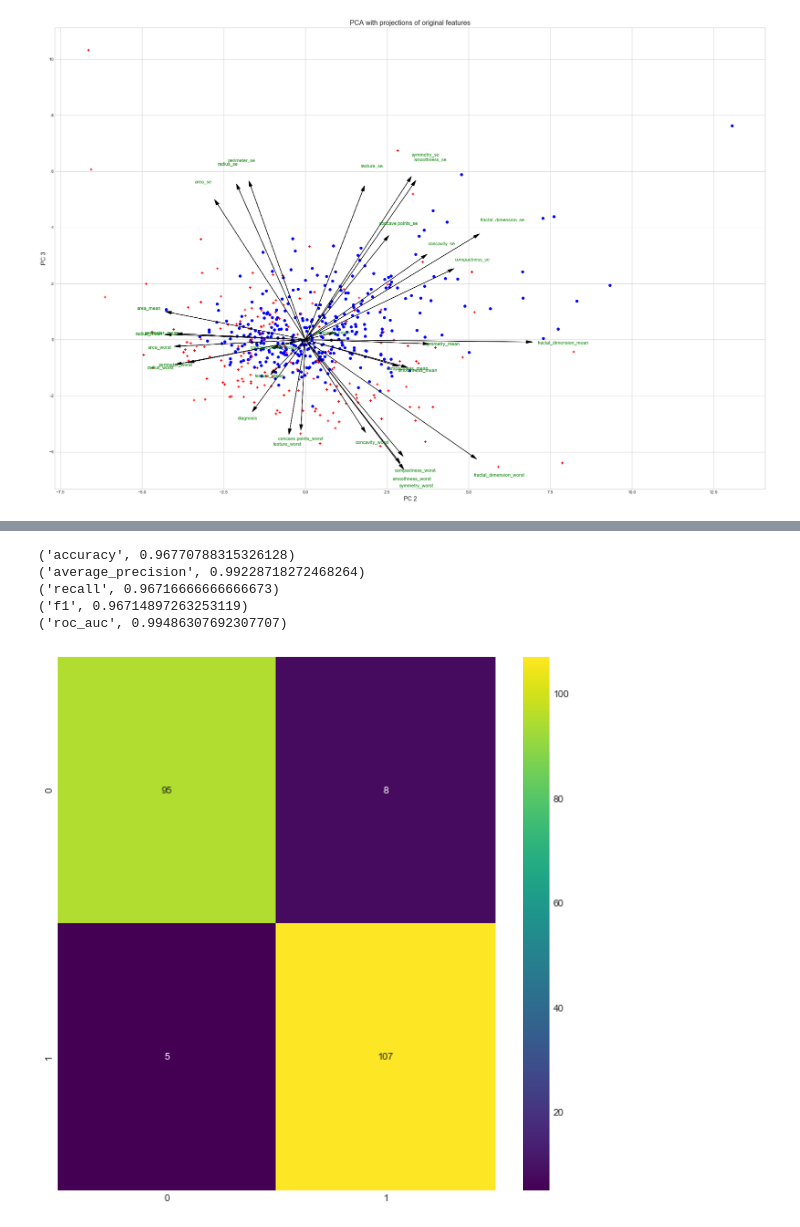
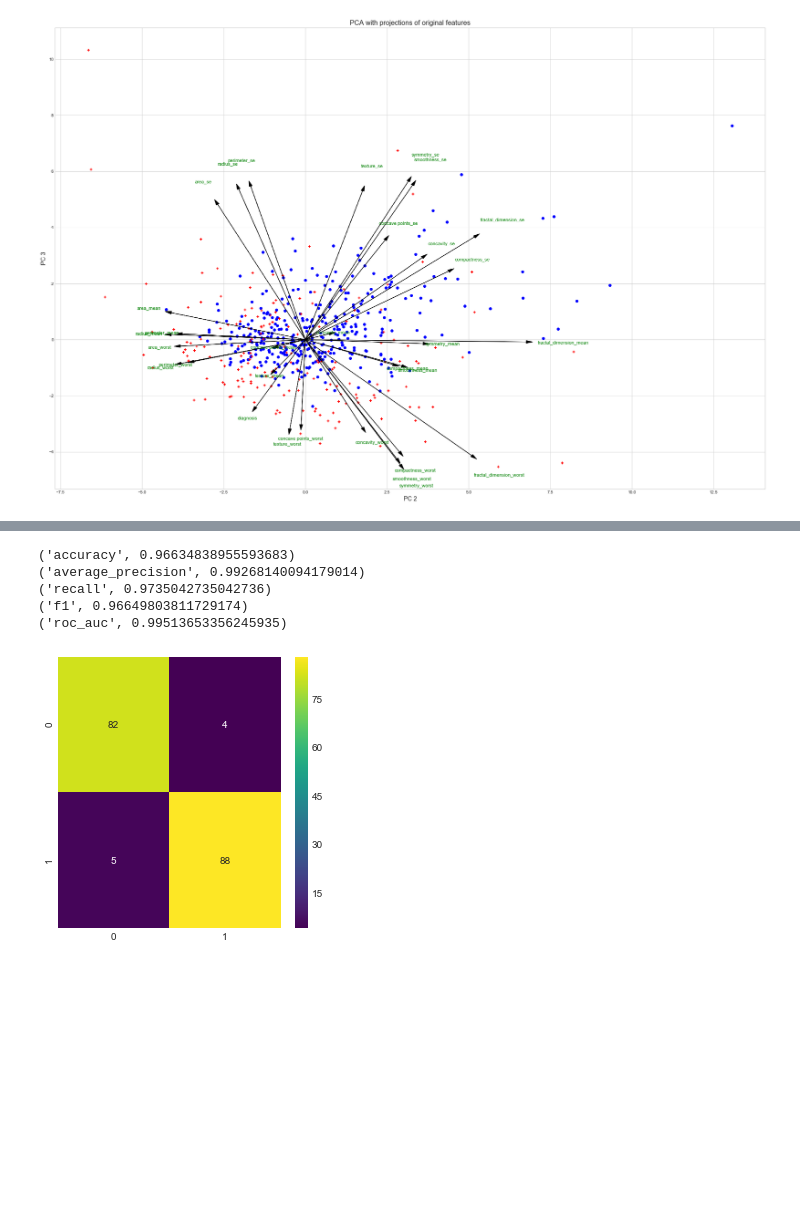
Before and after one commit to BenjaminIsaac0111/Cancer-Prediction-Model, a Jupyter notebook: Cancer Prediction.ipynb, the cells around one changed output, grey strips where cells are left out. Cells and saved outputs as stored; diff of their text form; code cells hidden in the pictures; blank space fills up the shorter version.

```diff
--- a/Cancer Prediction.ipynb
+++ b/Cancer Prediction.ipynb
@@ -159,13 +163,7 @@ This has revealed some potential features that might be used to classify the ris
 # %%
-scaler = preprocessing.StandardScaler()
-pca = df
-scaler.fit(pca)
-
-xScaled = scaler.transform(pca)
-
 pca = PCA()
-pca.fit(xScaled)
-xPCA = pca.transform(xScaled)
+pca.fit(_df)
+xPCA = pca.transform(_df)
 
 plt.figure(figsize=(30,20))
 plt.plot(pca.explained_variance_ratio_)
@@ -178,6 +176,6 @@ This scree plot shows that about 3 components hold over .1 of varience the other
 # %%
 pca = PCA(n_components=3)
-pca.fit(xScaled)
-xPCA = pca.transform(xScaled)
+pca.fit(_df)
+xPCA = pca.transform(_df)
 print("Residual infomation left after compression: {}" . format(pca.explained_variance_ratio_.sum()))
 # %% [output]
@@ -223,7 +196,7 @@ The variants of radius, texture and area have a strong correlation to each other
 ## Side View
 # %%
 plt.figure(figsize=(30,20))
-r = df.shape[0]
+r = _df.shape[0]
 
 plt.xlabel("First principal component")
 plt.ylabel("Second principal component")
@@ -246,7 +219,7 @@ for i in range(r):
 # Top View
 # %%
 plt.figure(figsize=(30,20))
-r = df.shape[0]
+r = _df.shape[0]
 
 plt.xlabel("First principal component")
 plt.ylabel("Third principal component")
@@ -452,41 +410,41 @@ biplot(df, pca)
 # %%
-processingList = ['perimeter_se','radius_mean','concave points_worst','texture_mean']
+processingList = ['perimeter_se','radius_mean','concave points_worst','texture_mean','concave points_se']
 
 from sklearn.ensemble import RandomForestClassifier
 from sklearn.metrics import confusion_matrix,accuracy_score,f1_score
 from sklearn.model_selection import train_test_split
 from sklearn.model_selection import StratifiedKFold,cross_val_score
 
 
 X = df.drop(['diagnosis'], axis=1)
 Y = df['diagnosis'].values
 X = X[processingList]
 
-X_train, X_test, Y_train, Y_test = train_test_split(X, Y, random_state=7, test_size=0.3)
+X_train, X_test, Y_train, Y_test = train_test_split(X, Y, random_state=7, test_size=0.25)
 
 ##Here is the model.
 clf_rf_0 = RandomForestClassifier(random_state=7).fit(X_train,Y_train)
 
 cm = confusion_matrix(Y_test, clf_rf_0.predict(X_test))
 
-plt.figure(figsize=(10,10))
+plt.figure(figsize=(5,5))
 
 sb.heatmap(cm,annot=True,cmap='viridis',fmt='g')
 
-kfold = StratifiedKFold(n_splits=10)
+kfold = StratifiedKFold(n_splits=10, random_state=7)
 
 scoreType = ['accuracy','average_precision','recall','f1','roc_auc']
 score = []
 
 for metric in scoreType:
     score.append((metric,cross_val_score(clf_rf_0, X_train, Y_train, cv=kfold, scoring=metric).mean()))
 
 for i in score:
     print(i)
 # %% [output]
-('accuracy', 0.96770788315326128)
-('average_precision', 0.99228718272468264)
-('recall', 0.96716666666666673)
-('f1', 0.96714897263253119)
-('roc_auc', 0.99486307692307707)
+('accuracy', 0.96634838955593683)
+('average_precision', 0.99268140094179014)
+('recall', 0.9735042735042736)
+('f1', 0.96649803811729174)
+('roc_auc', 0.99513653356245935)
-[figure, old version]
+[figure, new version]
```
Also changed, not shown: parts of 35 cells of this notebook.
